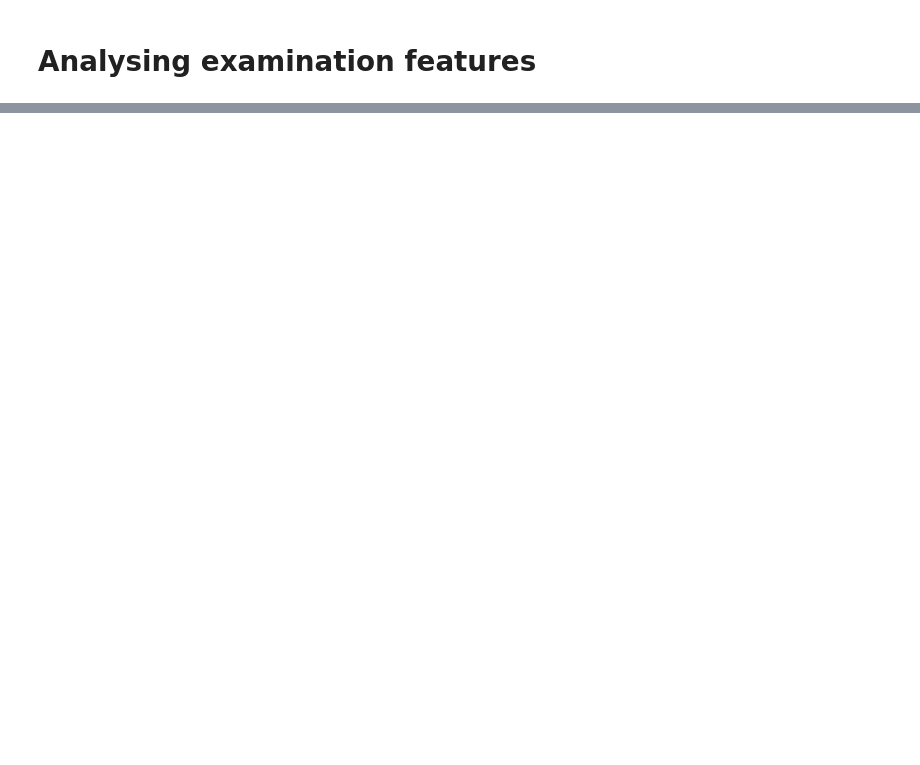
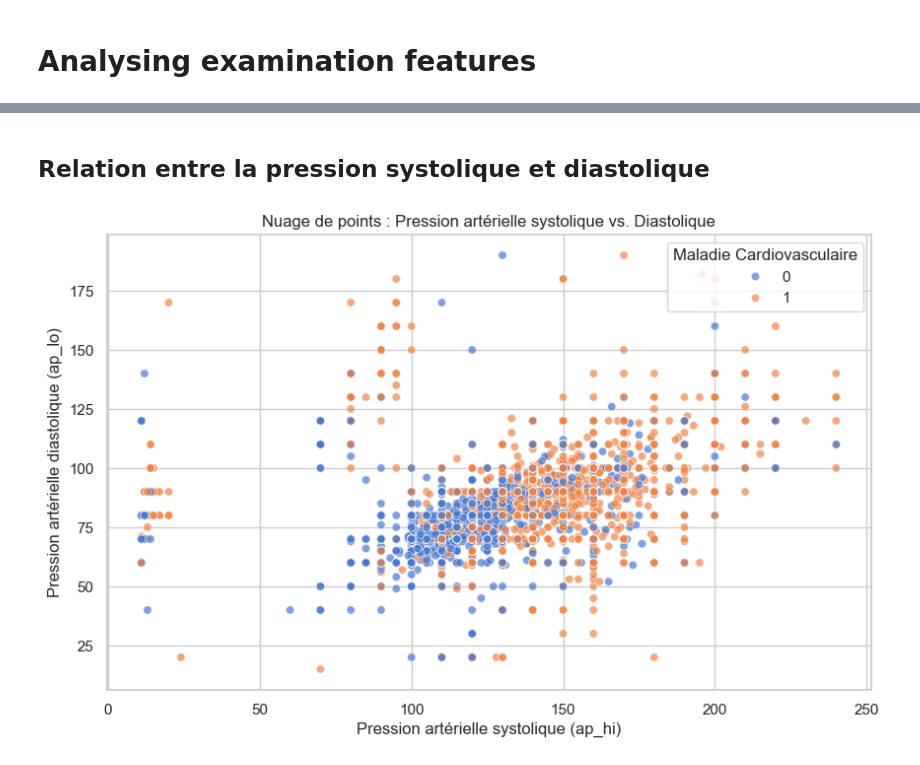
Before and after one commit to OussamaLay/maladie-cardiovasculaire, a Jupyter notebook: cardio.ipynb, the cells around one changed output, grey strips where cells are left out. Saved outputs shown, nothing was run; the diff lists cells and outputs as text; code cells hidden in the pictures; blank space fills up the shorter version.

```diff
--- a/cardio.ipynb
+++ b/cardio.ipynb
@@ -142,0 +167,2 @@ sns.displot(
+# %%
+cleaned_data = data[(10 < data['ap_hi']) & (data['ap_hi'] < 250) & (10 < data['ap_lo']) & (data['ap_lo'] < 200)]
@@ -142,0 +189,14 @@ sns.displot(
+# %% [markdown]
+## Relation entre la pression systolique et diastolique
+# %%
+sns.set_theme(style="whitegrid")
+
+plt.figure(figsize=(10, 6))
+sns.scatterplot(x="ap_hi", y="ap_lo", hue="cardio", data=cleaned_data, palette="muted", alpha=0.7)
+plt.title('Nuage de points : Pression artérielle systolique vs. Diastolique')
+plt.xlabel('Pression artérielle systolique (ap_hi)')
+plt.ylabel('Pression artérielle diastolique (ap_lo)')
+plt.legend(title='Maladie Cardiovasculaire', loc='upper right')
+plt.show()
+# %% [output]
+[figure, added]
```
Also changed, not shown: parts of 41 cells of this notebook, 1 other file.
